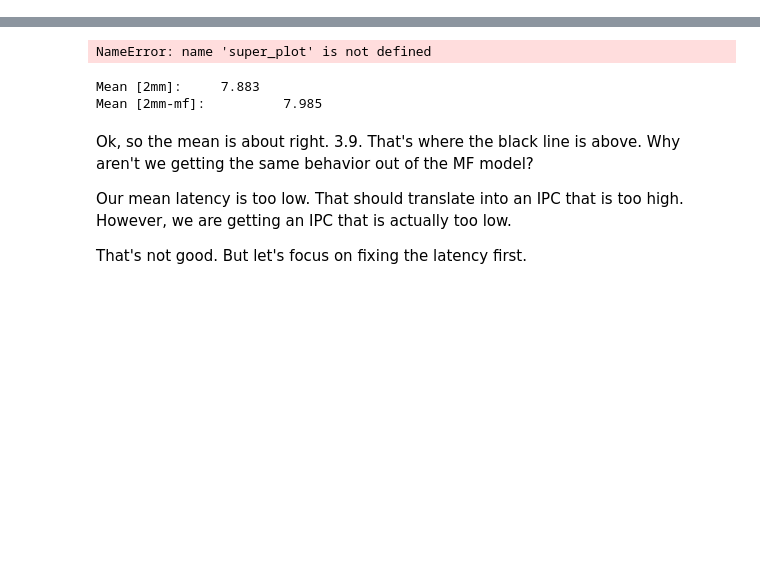
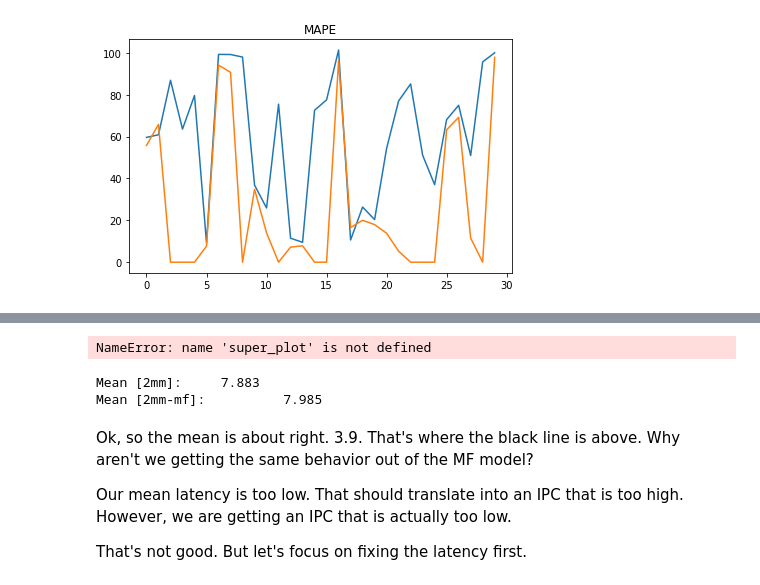
Before and after one commit to plavin/multifidelity, a Jupyter notebook: TraceExplorerPostDefense.ipynb, the cells around one changed output, grey strips where cells are left out. Saved outputs shown, nothing was run; the diff lists cells and outputs as text; code cells hidden in the pictures; blank space fills up the shorter version.

```diff
--- a/TraceExplorerPostDefense.ipynb
+++ b/TraceExplorerPostDefense.ipynb
@@ -77,4 +44,0 @@ trmm           915.31%
-# %%
-TRACES_NORM[2].data['phase']
-
-FastFtpjrg.run()
@@ -85,0 +122,5 @@ Invoked with:
+# %%
+err = []
+for tr in TRACES_NORM:
+    err.append(error(tr.data))
+print('Done')
@@ -85,0 +129,5 @@ Invoked with:
+# %%
+enabs = []
+for tr in TRACES_NORM:
+    enabs.append(error_no_abs(tr.data))
+print('Done')
@@ -85,0 +136,2 @@ Invoked with:
+# %%
+df = pd.DataFrame({'name':[tr.name for tr in TRACES_NORM],'mape':mape_full, 'pred_mape':err, 'mpe':mpe_full, 'pred_mpe':enabs})
@@ -85,0 +162,9 @@ Invoked with:
+# %%
+fig, ax = plt.subplots()
+ax.plot(df['mape'], label='Full MAPE')
+ax.plot(df['pred_mape'], label='Predicted MF MAPE')
+ax.set_title('MAPE')
+plt.tight_layout()
+plt.show()
+# %% [output]
+[figure, added]
```
Also changed, not shown: parts of 13 cells of this notebook, 1 other file.
